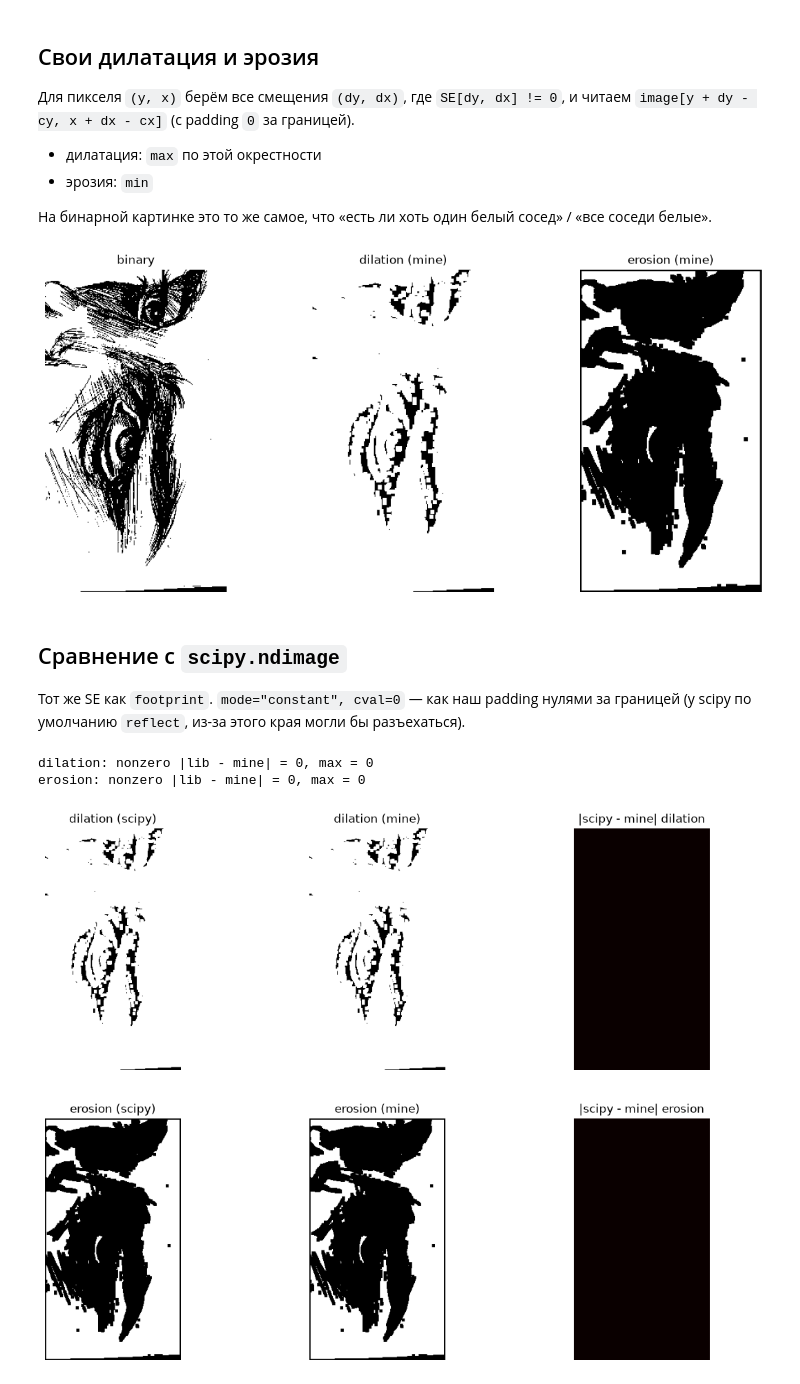
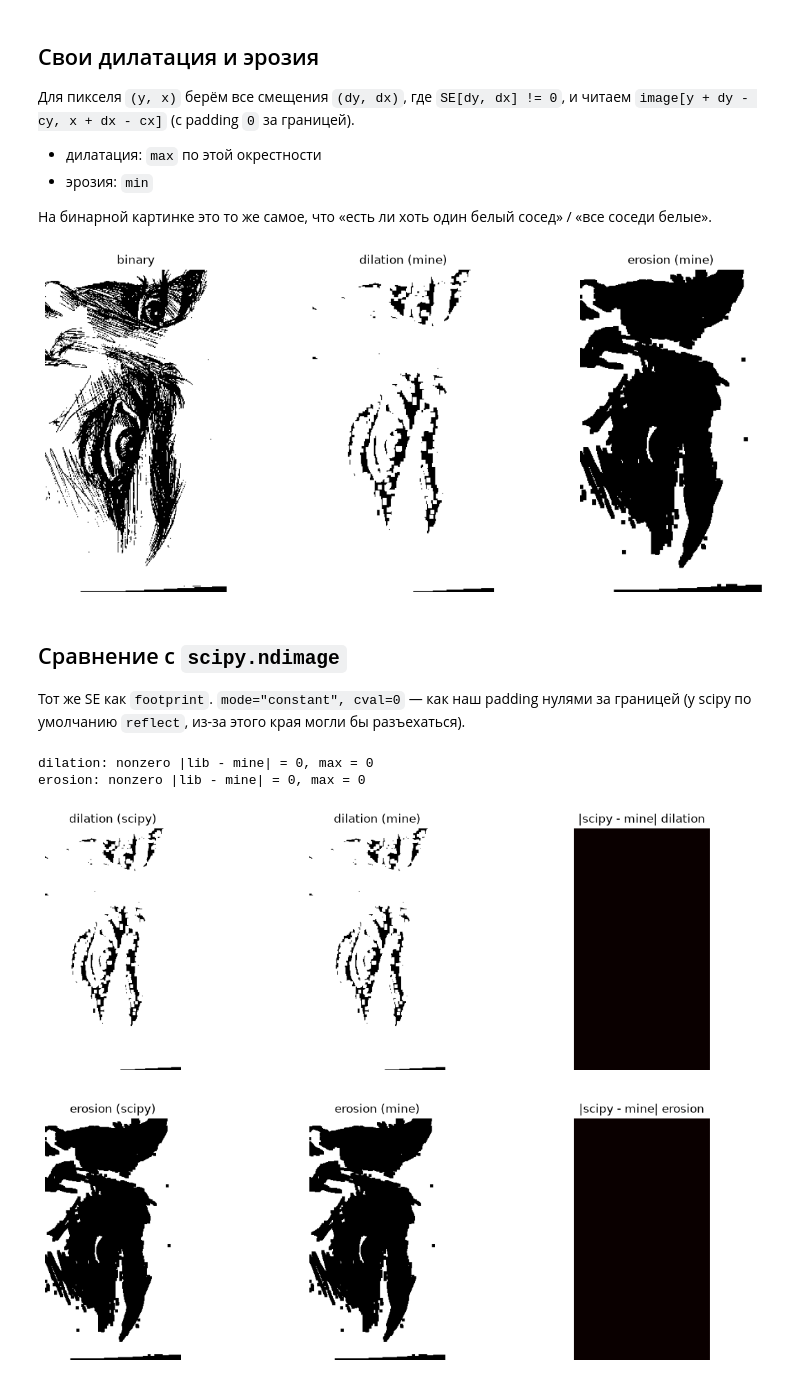
Before and after one commit to darkitime/computer_graphics_labs, a Jupyter notebook: lab_3_dilate_erode/dilate_erode.ipynb, the cells around one changed output. Cells and saved outputs as stored; diff of their text form; code cells hidden in the pictures.

Commit message:
mode=edge

```diff
--- a/lab_3_dilate_erode/dilate_erode.ipynb
+++ b/lab_3_dilate_erode/dilate_erode.ipynb
@@ -128,8 +128,7 @@ def _neighborhood_stack(image: np.ndarray, se: np.ndarray) -> np.ndarray:
     padded = np.pad(
         image,
         ((cy, kh - 1 - cy), (cx, kw - 1 - cx)),     #((pad_top, pad_bottom), (pad_left, pad_right))
-        mode="constant",
-        constant_values=0,
+        mode="edge"
     )
     h, w = image.shape
     offsets = np.argwhere(se != 0) #Находим относительные координатыточек ядра, которые равны единицы
@@ -158,7 +157,7 @@ for a in ax:
     a.axis("off")
 plt.show()
 # %% [output]
-[figure, old version]
+[figure, new version]
 # %% [markdown]
 ## Сравнение с `scipy.ndimage`
 
@@ -172,7 +171,7 @@ def library_dilate(image, se):
 
 def library_erode(image, se):
     return ndimage.grey_erosion(
-        image, footprint=se.astype(bool), mode="constant", cval=0
+        image, footprint=se.astype(bool)
     ).astype(image.dtype)
 
 #Функция сравнения и поиска ошибок
@@ -186,31 +185,31 @@ def compare(mine: np.ndarray, lib: np.ndarray, title: str) -> np.ndarray:
         for y, x in zip(ys[:10], xs[:10]):
             print(f"    ({y}, {x})  lib={lib[y, x]}  mine={mine[y, x]}")
     return diff.astype(np.uint16)
 
 
 lib_dil = library_dilate(binary, SE)
 lib_ero = library_erode(binary, SE)
 
 diff_dil = compare(my_dil, lib_dil, "dilation")
 diff_ero = compare(my_ero, lib_ero, "erosion")
 
 fig, ax = plt.subplots(2, 3, figsize=(14, 10))
 ax[0, 0].imshow(lib_dil, cmap="gray")
 ax[0, 0].set_title("dilation (scipy)")
 ax[0, 1].imshow(my_dil, cmap="gray")
 ax[0, 1].set_title("dilation (mine)")
 ax[0, 2].imshow(diff_dil, cmap="hot")
 ax[0, 2].set_title("|scipy - mine| dilation")
 ax[1, 0].imshow(lib_ero, cmap="gray")
 ax[1, 0].set_title("erosion (scipy)")
 ax[1, 1].imshow(my_ero, cmap="gray")
 ax[1, 1].set_title("erosion (mine)")
 ax[1, 2].imshow(diff_ero, cmap="hot")
 ax[1, 2].set_title("|scipy - mine| erosion")
 for a in ax.ravel():
     a.axis("off")
 plt.show()
 # %% [output]
 dilation: nonzero |lib - mine| = 0, max = 0
 erosion: nonzero |lib - mine| = 0, max = 0
-[figure, old version]
+[figure, new version]
```
Also changed, not shown: parts of 1 cell of this notebook.
